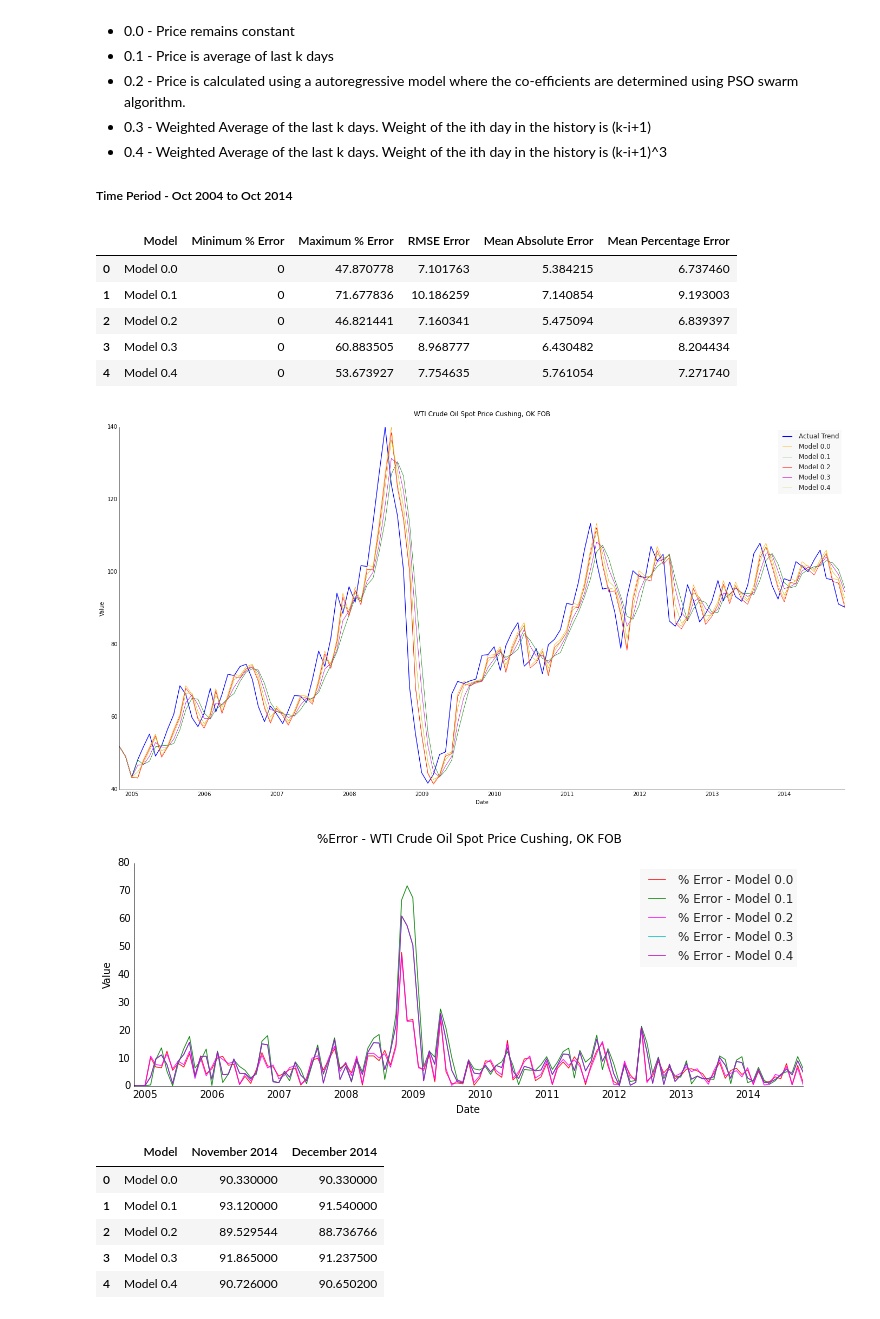
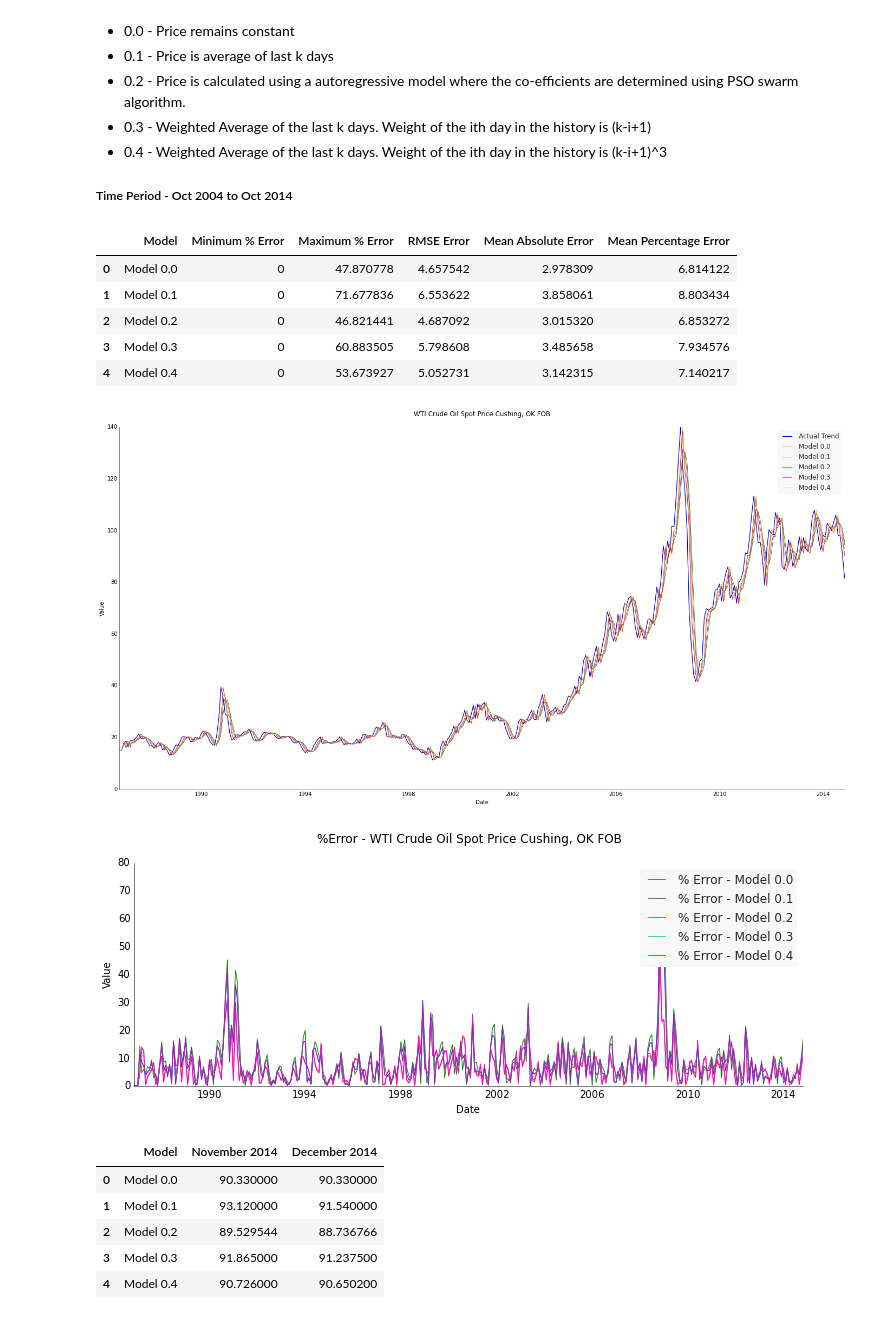
Before and after one commit to Sree-vathsan/CSE591-Data-Science-Project, a Jupyter notebook: baselineModel/bm_oil.ipynb, the cells around one changed output. Drawn from its saved outputs; the diff is of its cells as text; code cells hidden in the pictures.

```diff
--- a/baselineModel/bm_oil.ipynb
+++ b/baselineModel/bm_oil.ipynb
@@ -24,7 +24,8 @@ from IPython.core.display import HTML
 #WTI Crude Oil Spot Price Cushing, OK FOB
 fig, axes = plt.subplots(1, figsize=(24,12))
 #Data from Oct 2004 to Oct 2014
-dataWTICrude = pd.read_csv('https://raw.githubusercontent.com/Sree-vathsan/CSE591-Data-Science-Project/master/baselineModel/DOE-RWTC_Monthly_200410_201410.csv')
+dataWTICrude = pd.read_csv('https://raw.githubusercontent.com/Sree-vathsan/CSE591-Data-Science-Project/master/baselineModel/DOE-RWTC_Monthly_198610_201410.csv')
+#dataWTICrude = pd.read_csv('https://raw.githubusercontent.com/Sree-vathsan/CSE591-Data-Science-Project/master/baselineModel/DOE-RWTC_Monthly_200410_201410.csv')
 #Data from Oct 1994 to Oct 2014
 #dataWTICrude = pd.read_csv('https://raw.githubusercontent.com/Sree-vathsan/CSE591-Data-Science-Project/master/baselineModel/DOE-RWTC_Monthly_199410_201410.csv')
 n = len(dataWTICrude.index)
@@ -172,40 +173,40 @@ dfErr['Maximum % Error'] = (max(errVar_y0), max(errVar_y1),max(errVar_y2),max(er
 dfErr['RMSE Error'] = (errRMS_y0,errRMS_y1,errRMS_y2,errRMS_y3,errRMS_y4)
 dfErr['Mean Absolute Error'] = (np.mean(errABS_y0),np.mean(errABS_y1),np.mean(errABS_y2),np.mean(errABS_y3),np.mean(errABS_y4))
 dfErr['Mean Percentage Error']= (np.mean(errVar_y0),np.mean(errVar_y1),np.mean(errVar_y2),np.mean(errVar_y3),np.mean(errVar_y4))
 dfForecast = pd.DataFrame(data=None, columns=['Model','November 2014','December 2014'])
 dfForecast['Model'] = ('Model 0.0', 'Model 0.1', 'Model 0.2','Model 0.3','Model 0.4')
 
 novForecast=[]
 novForecast.append(y[0])
 novForecast.append((y[0]+y[1]+y[2])/3)
 novForecast.append(0.976*y[0] + 0.01373*y[1] + 0.1157)
 novForecast.append(91.865)
 novForecast.append(90.726)
 decForecast=[]
 decForecast.append(y[0])
 decForecast.append((novForecast[1] + y[0] + y[1])/3)
 decForecast.append(novForecast[2]*0.976 + 0.01373*y[0] + 0.1157)
 decForecast.append(91.2375)
 decForecast.append(90.6502)
 dfForecast['November 2014'] = novForecast
 dfForecast['December 2014'] = decForecast
 dfErr
 
 #(novForecast0,novForecast1,novForecast2)
 
 #print("Minimum % Error")
 #print(min(err_y))
 #print("Maximum % Error")
 #print(max(err_y))
 # %% [output]
 |  | Model | Minimum % Error | Maximum % Error | RMSE Error | Mean Absolute Error | Mean Percentage Error |
-| 0 | Model 0.0 | 0 | 47.870778 | 7.101763 | 5.384215 | 6.737460 |
-| 1 | Model 0.1 | 0 | 71.677836 | 10.186259 | 7.140854 | 9.193003 |
-| 2 | Model 0.2 | 0 | 46.821441 | 7.160341 | 5.475094 | 6.839397 |
-| 3 | Model 0.3 | 0 | 60.883505 | 8.968777 | 6.430482 | 8.204434 |
-| 4 | Model 0.4 | 0 | 53.673927 | 7.754635 | 5.761054 | 7.271740 |
+| 0 | Model 0.0 | 0 | 47.870778 | 4.657542 | 2.978309 | 6.814122 |
+| 1 | Model 0.1 | 0 | 71.677836 | 6.553622 | 3.858061 | 8.803434 |
+| 2 | Model 0.2 | 0 | 46.821441 | 4.687092 | 3.015320 | 6.853272 |
+| 3 | Model 0.3 | 0 | 60.883505 | 5.798608 | 3.485658 | 7.934576 |
+| 4 | Model 0.4 | 0 | 53.673927 | 5.052731 | 3.142315 | 7.140217 |
-[figure, old version]
+[figure, new version]
-[figure, old version]
+[figure, new version]
 # %%
 dfForecast
 # %% [output]
```
Also changed, not shown: 1 other file.
